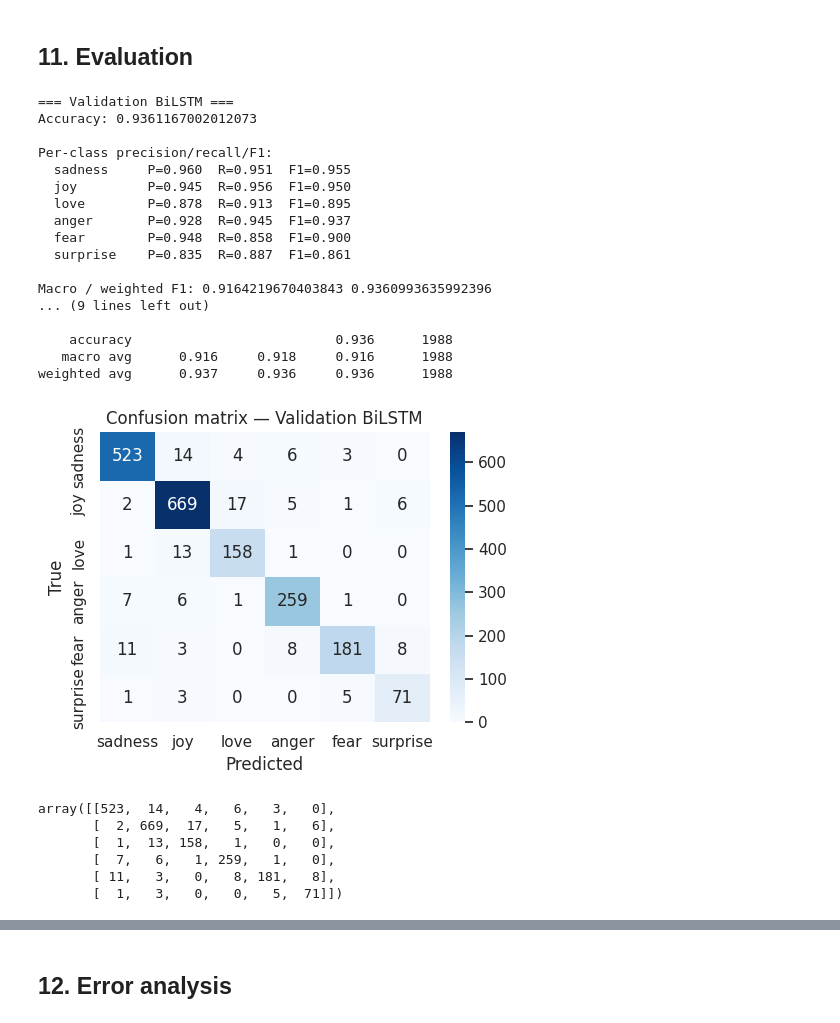
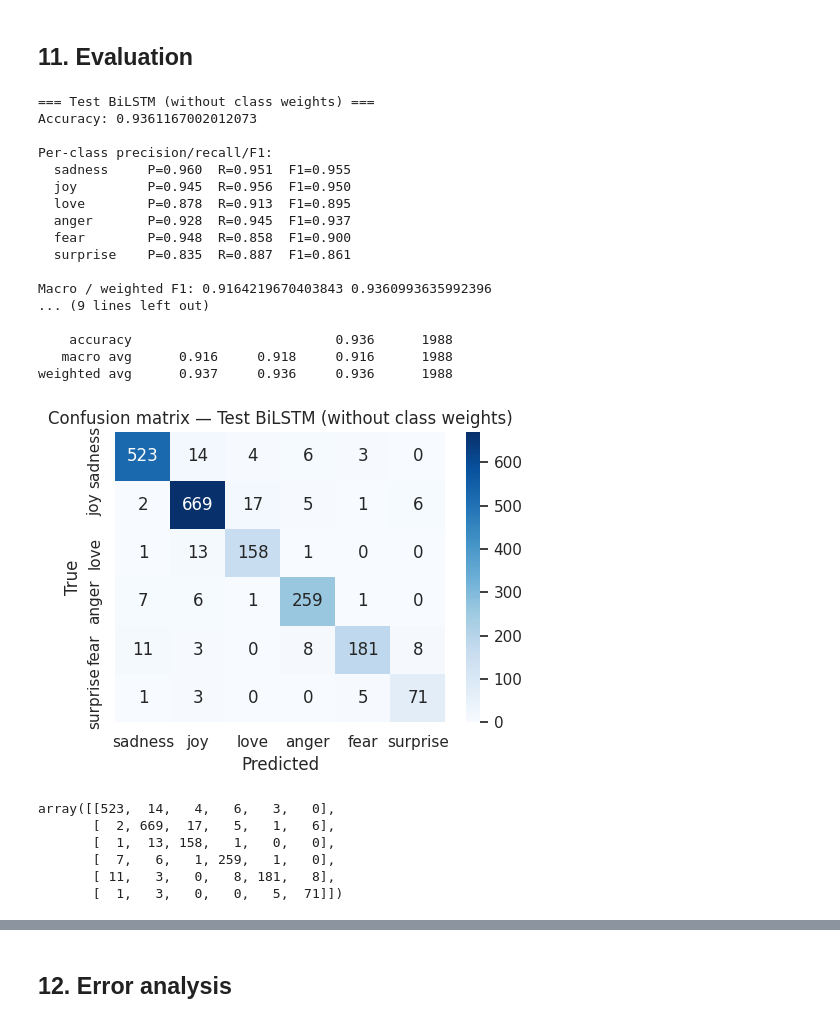
Before and after one commit to hulemihi/42850-NLP-Asm3, a Jupyter notebook: NLP_Asm3_BiLSTM.ipynb, the cells around one changed output, grey strips where cells are left out. Cells and saved outputs as stored; diff of their text form; code cells hidden in the pictures.

```diff
--- a/NLP_Asm3_BiLSTM.ipynb
+++ b/NLP_Asm3_BiLSTM.ipynb
@@ -702,32 +787,32 @@ def full_report(y_true, y_pred, split_name="val"):
     plt.show()
 
     return cm
-
-# Evaluate the trained model on the validation set
-_, yv_t, yv_p = evaluate(main_model, val_loader, nn.CrossEntropyLoss())
-full_report(yv_t, yv_p, "Validation BiLSTM")
-# %% [output]
-=== Validation BiLSTM ===
-Accuracy: 0.9361167002012073
-
-Per-class precision/recall/F1:
-  sadness     P=0.960  R=0.951  F1=0.955
-  joy         P=0.945  R=0.956  F1=0.950
-  love        P=0.878  R=0.913  F1=0.895
-  anger       P=0.928  R=0.945  F1=0.937
-  fear        P=0.948  R=0.858  F1=0.900
-  surprise    P=0.835  R=0.887  F1=0.861
-
-Macro / weighted F1: 0.9164219670403843 0.9360993635992396
-... (9 lines left out)
-
-    accuracy                          0.936      1988
-   macro avg      0.916     0.918     0.916      1988
-weighted avg      0.937     0.936     0.936      1988
-[figure, removed]
-array([[523,  14,   4,   6,   3,   0],
-       [  2, 669,  17,   5,   1,   6],
-       [  1,  13, 158,   1,   0,   0],
-       [  7,   6,   1, 259,   1,   0],
-       [ 11,   3,   0,   8, 181,   8],
-       [  1,   3,   0,   0,   5,  71]])
+# %%
+# Evaluate the main_model (without class weights) on the val set
+_, yt_t_main, yt_p_main = evaluate(main_model, val_loader, nn.CrossEntropyLoss())
+full_report(yt_t_main, yt_p_main, "Test BiLSTM (without class weights)")
+# %% [output]
+=== Test BiLSTM (without class weights) ===
+Accuracy: 0.9361167002012073
+
+Per-class precision/recall/F1:
+  sadness     P=0.960  R=0.951  F1=0.955
+  joy         P=0.945  R=0.956  F1=0.950
+  love        P=0.878  R=0.913  F1=0.895
+  anger       P=0.928  R=0.945  F1=0.937
+  fear        P=0.948  R=0.858  F1=0.900
+  surprise    P=0.835  R=0.887  F1=0.861
+
+Macro / weighted F1: 0.9164219670403843 0.9360993635992396
+... (9 lines left out)
+
+    accuracy                          0.936      1988
+   macro avg      0.916     0.918     0.916      1988
+weighted avg      0.937     0.936     0.936      1988
+[figure, added]
+array([[523,  14,   4,   6,   3,   0],
+       [  2, 669,  17,   5,   1,   6],
+       [  1,  13, 158,   1,   0,   0],
+       [  7,   6,   1, 259,   1,   0],
+       [ 11,   3,   0,   8, 181,   8],
+       [  1,   3,   0,   0,   5,  71]])
```
Also changed, not shown: parts of 12 cells of this notebook.
